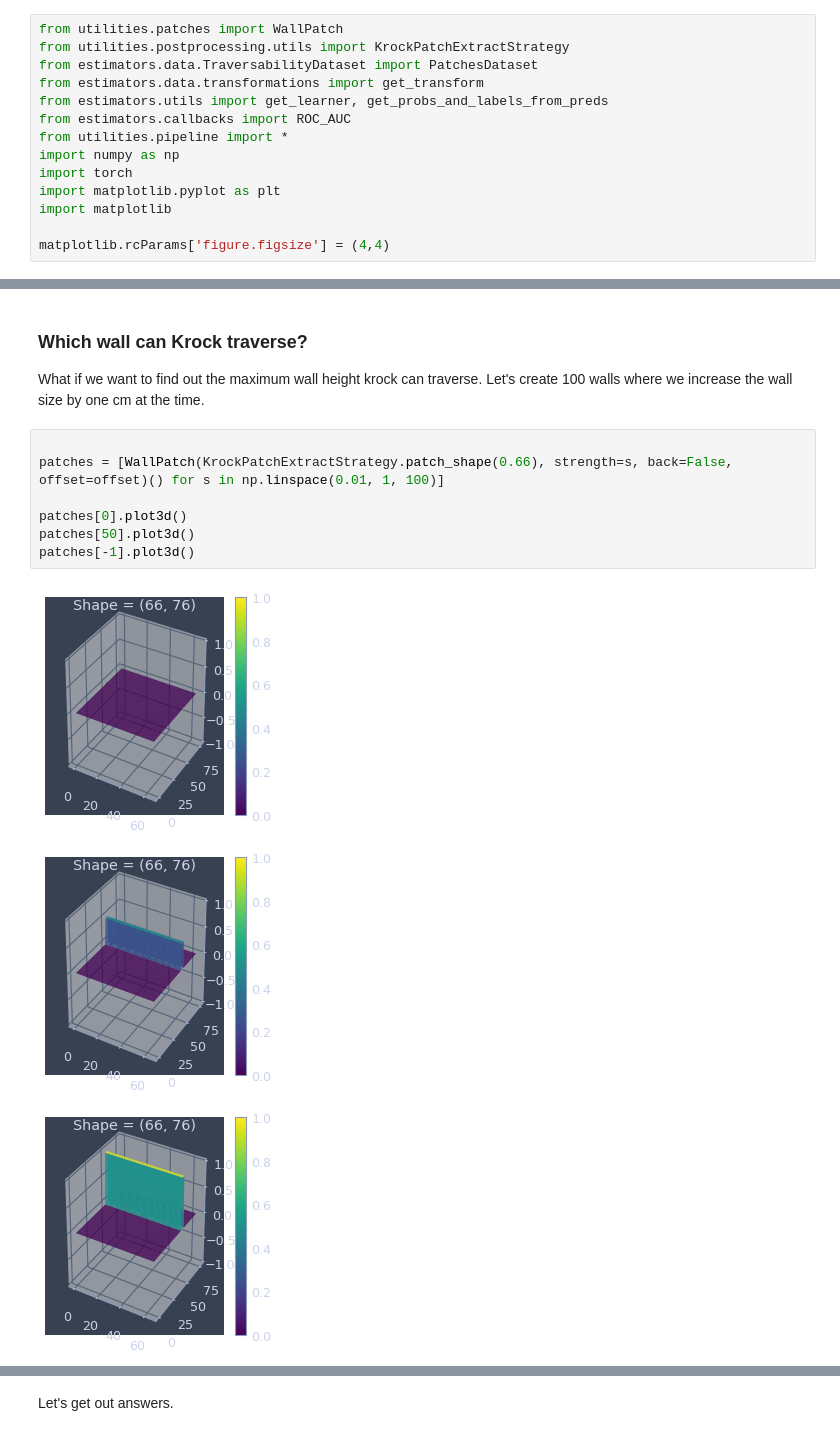
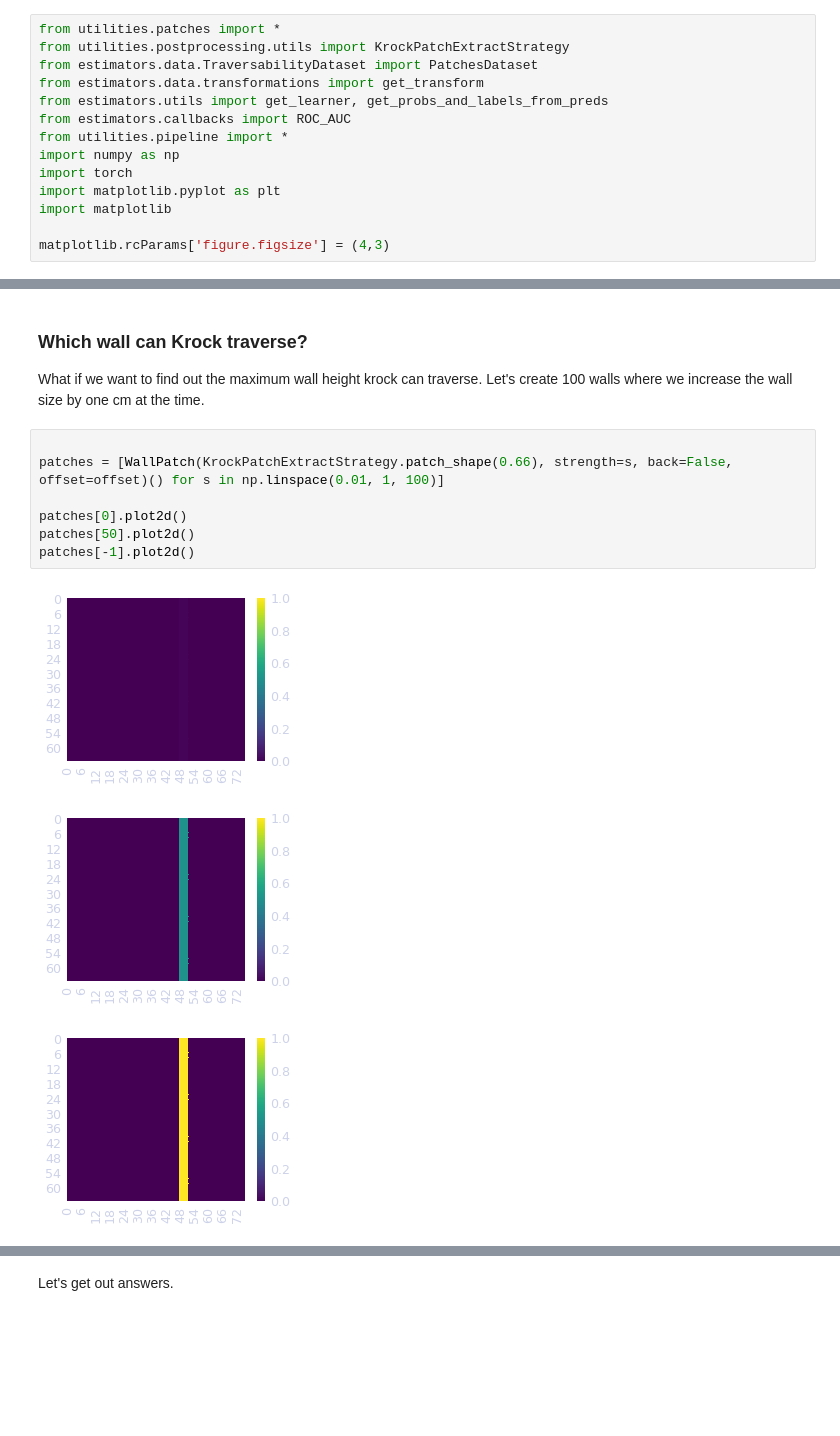
Before and after one commit to FrancescoSaverioZuppichini/Master-Thesis, a Jupyter notebook: core/Interpretability.ipynb, the cells around one changed output, grey strips where cells are left out. Drawn from its saved outputs; the diff is of its cells as text; blank space fills up the shorter version.

```diff
--- a/core/Interpretability.ipynb
+++ b/core/Interpretability.ipynb
@@ -6,7 +6,7 @@
 model_name = 'microresnet#4-gate=3x3-n=1-se=True'
 model_dir = '/home/francesco/Desktop/carino/vaevictis/data/microresnet#4-gate=3x3-n=1-se=True--0.001-0.66-1556733614.2942338'
 # %%
-from utilities.patches import WallPatch
+from utilities.patches import *
 from utilities.postprocessing.utils import KrockPatchExtractStrategy
 from estimators.data.TraversabilityDataset import PatchesDataset
 from estimators.data.transformations import get_transform
@@ -18,7 +18,7 @@ import torch
 import matplotlib.pyplot as plt
 import matplotlib
 
-matplotlib.rcParams['figure.figsize'] = (4,4)
+matplotlib.rcParams['figure.figsize'] = (4,3)
 # %%
 TR = 0.2
 # %% [markdown]
@@ -116,11 +109,11 @@ What if we want to find out the maximum wall height krock can traverse. Let's cr
 # %%
 
 patches = [WallPatch(KrockPatchExtractStrategy.patch_shape(0.66), strength=s, back=False, offset=offset)() for s in np.linspace(0.01, 1, 100)]
 
-patches[0].plot3d()
-patches[50].plot3d()
-patches[-1].plot3d()
+patches[0].plot2d()
+patches[50].plot2d()
+patches[-1].plot2d()
 # %% [output]
-[figure, old version]
+[figure, new version]
-[figure, old version]
+[figure, new version]
-[figure, old version]
+[figure, new version]
```
Also changed, not shown: parts of 17 cells of this notebook, 3 other files.
